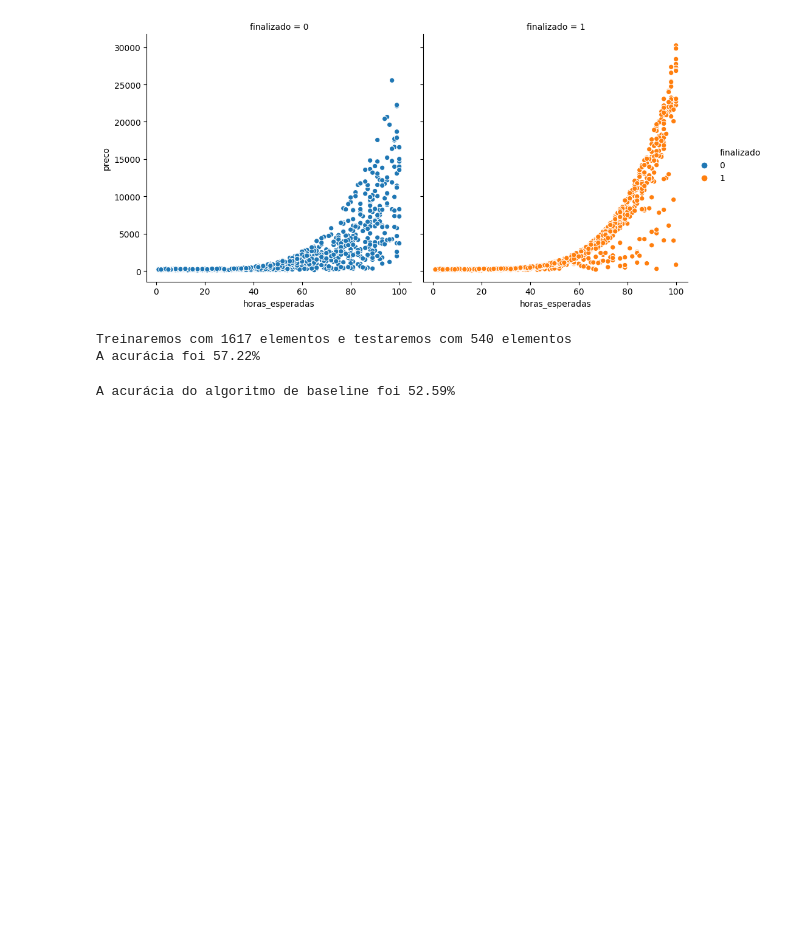
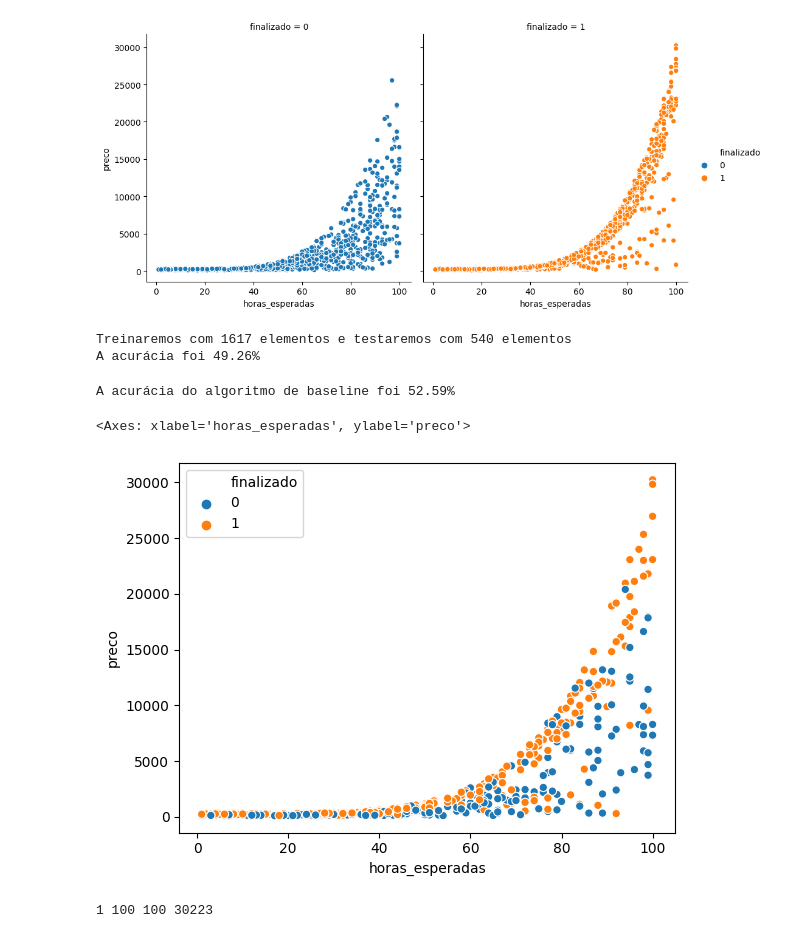
Before and after one commit to ojaomarco/machine-learning-alura, a Jupyter notebook: intro_machine_learning_aula03.ipynb, the cells around one changed output. Saved outputs shown, nothing was run; the diff lists cells and outputs as text; code cells hidden in the pictures; blank space fills up the shorter version.

```diff
--- a/intro_machine_learning_aula03.ipynb
+++ b/intro_machine_learning_aula03.ipynb
@@ -95,11 +93,11 @@ y = dados['finalizado']
 from sklearn.model_selection import train_test_split
 from sklearn.svm import LinearSVC
 from sklearn.metrics import accuracy_score
+import numpy as np
 
-SEED = 20
-
-treino_x, teste_x, treino_y, teste_y = train_test_split(x, y,
-                                                         random_state = SEED, test_size = 0.25,
+SEED = 5
+np.random.seed(SEED)
+treino_x, teste_x, treino_y, teste_y = train_test_split(x, y, test_size = 0.25,
                                                          stratify = y)
 print("Treinaremos com %d elementos e testaremos com %d elementos" % (len(treino_x), len(teste_x)))
 
@@ -111,7 +109,7 @@ acuracia = accuracy_score(teste_y, previsoes) * 100
 print("A acurácia foi %.2f%%" % acuracia)
 # %% [output]
 Treinaremos com 1617 elementos e testaremos com 540 elementos
-A acurácia foi 57.22%
+A acurácia foi 49.26%
 # %%
 import numpy as np
 previsoes_de_base = np.ones(540)
@@ -119,3 +117,16 @@ acuracia = accuracy_score(teste_y, previsoes_de_base) * 100
 print("A acurácia do algoritmo de baseline foi %.2f%%" % acuracia)
 # %% [output]
 A acurácia do algoritmo de baseline foi 52.59%
+# %%
+sns.scatterplot(x="horas_esperadas", y="preco", hue=teste_y, data=teste_x)
+# %% [output]
+<Axes: xlabel='horas_esperadas', ylabel='preco'>
+[figure, added]
+# %%
+x_min = teste_x.horas_esperadas.min()
+x_max = teste_x.horas_esperadas.max()
+y_min = teste_x.preco.min()
+y_max = teste_x.preco.max()
+print(x_min, x_max,y_min,y_max)
+# %% [output]
+1 100 100 30223
```
Also changed, not shown: parts of 9 cells of this notebook.
